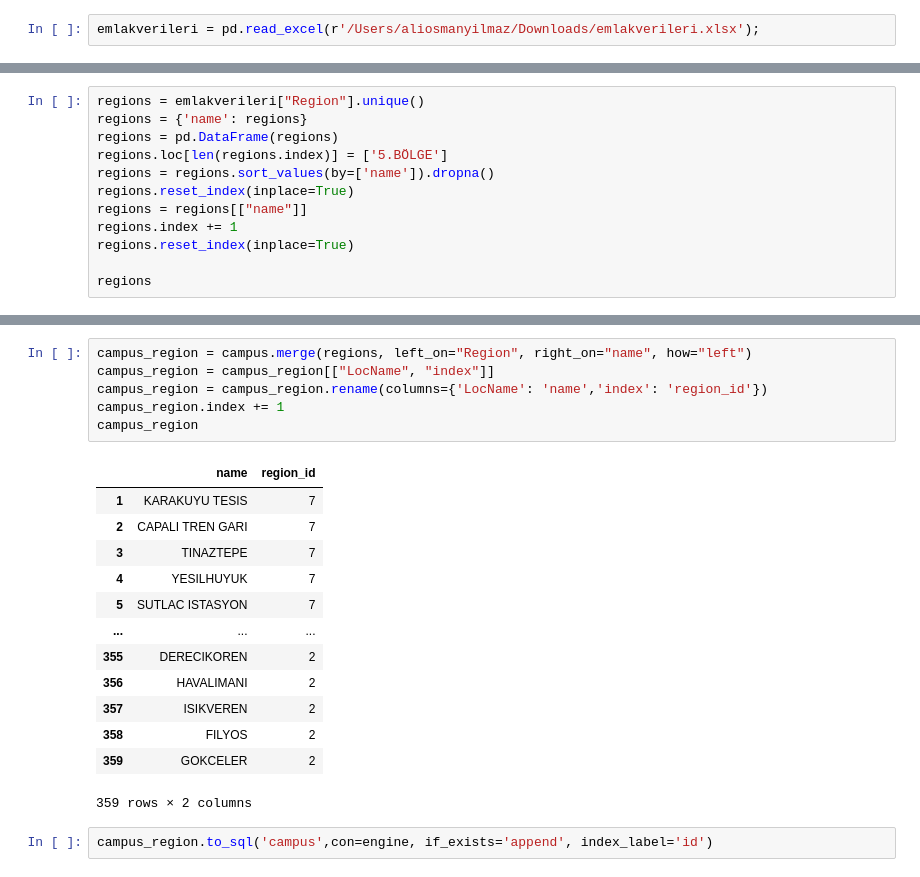
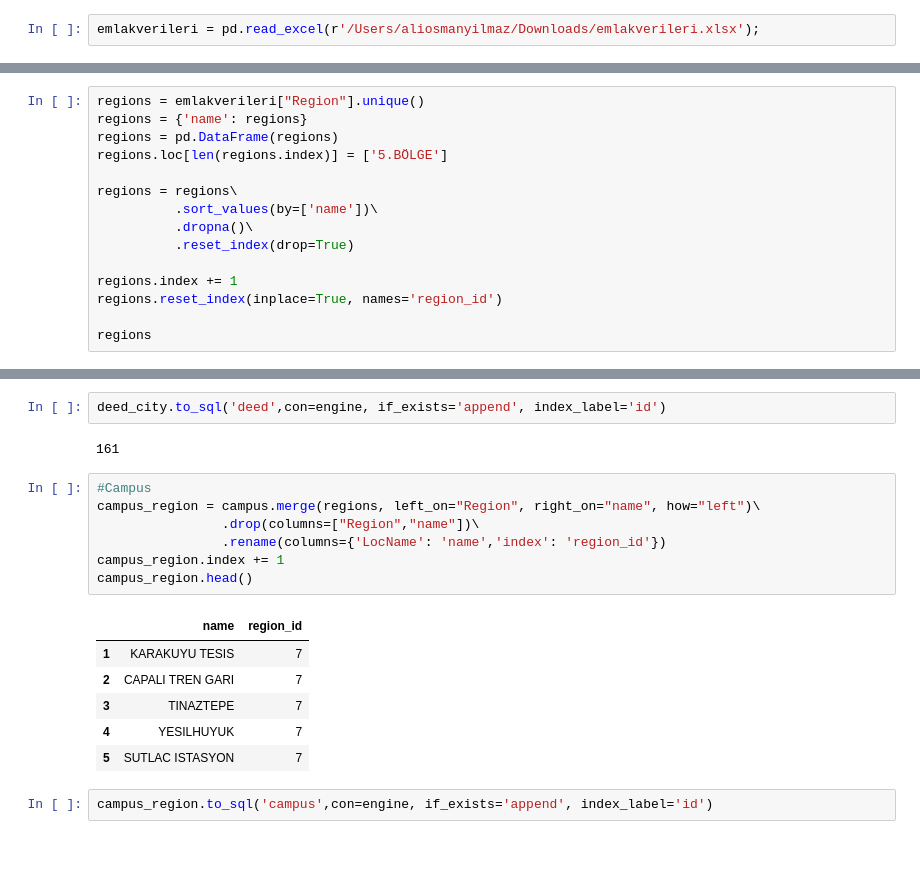
Before and after one commit to kurtgodel1/emlak, a Jupyter notebook: emlak.ipynb, the cells around one changed output, grey strips where cells are left out. Drawn from its saved outputs; the diff is of its cells as text; blank space fills up the shorter version.

```diff
--- a/emlak.ipynb
+++ b/emlak.ipynb
@@ -398,11 +295,14 @@ regions = emlakverileri["Region"].unique()
 regions = {'name': regions}
 regions = pd.DataFrame(regions)
 regions.loc[len(regions.index)] = ['5.BÖLGE']
-regions = regions.sort_values(by=['name']).dropna()
-regions.reset_index(inplace=True)
-regions = regions[["name"]]
+
+regions = regions\
+          .sort_values(by=['name'])\
+          .dropna()\
+          .reset_index(drop=True)
+
 regions.index += 1
-regions.reset_index(inplace=True)
+regions.reset_index(inplace=True, names='region_id')
 
 regions
 # %% [output]
@@ -419,23 +352,21 @@ regions
+# %%
+deed_city.to_sql('deed',con=engine, if_exists='append', index_label='id')
+# %% [output]
+161
 # %%
-campus_region = campus.merge(regions, left_on="Region", right_on="name", how="left")
-campus_region = campus_region[["LocName", "index"]]
-campus_region = campus_region.rename(columns={'LocName': 'name','index': 'region_id'})
+#Campus
+campus_region = campus.merge(regions, left_on="Region", right_on="name", how="left")\
+                .drop(columns=["Region","name"])\
+                .rename(columns={'LocName': 'name','index': 'region_id'})
 campus_region.index += 1
-campus_region
+campus_region.head()
 # %% [output]
 |  | name | region_id |
 | 1 | KARAKUYU TESIS | 7 |
 | 2 | CAPALI TREN GARI | 7 |
 | 3 | TINAZTEPE | 7 |
 | 4 | YESILHUYUK | 7 |
 | 5 | SUTLAC ISTASYON | 7 |
-| ... | ... | ... |
-| 355 | DERECIKOREN | 2 |
-| 356 | HAVALIMANI | 2 |
-| 357 | ISIKVEREN | 2 |
-| 358 | FILYOS | 2 |
-| 359 | GOKCELER | 2 |
-359 rows × 2 columns
 # %%
 campus_region.to_sql('campus',con=engine, if_exists='append', index_label='id')
 # %% [output]
```
Also changed, not shown: parts of 45 cells of this notebook.
